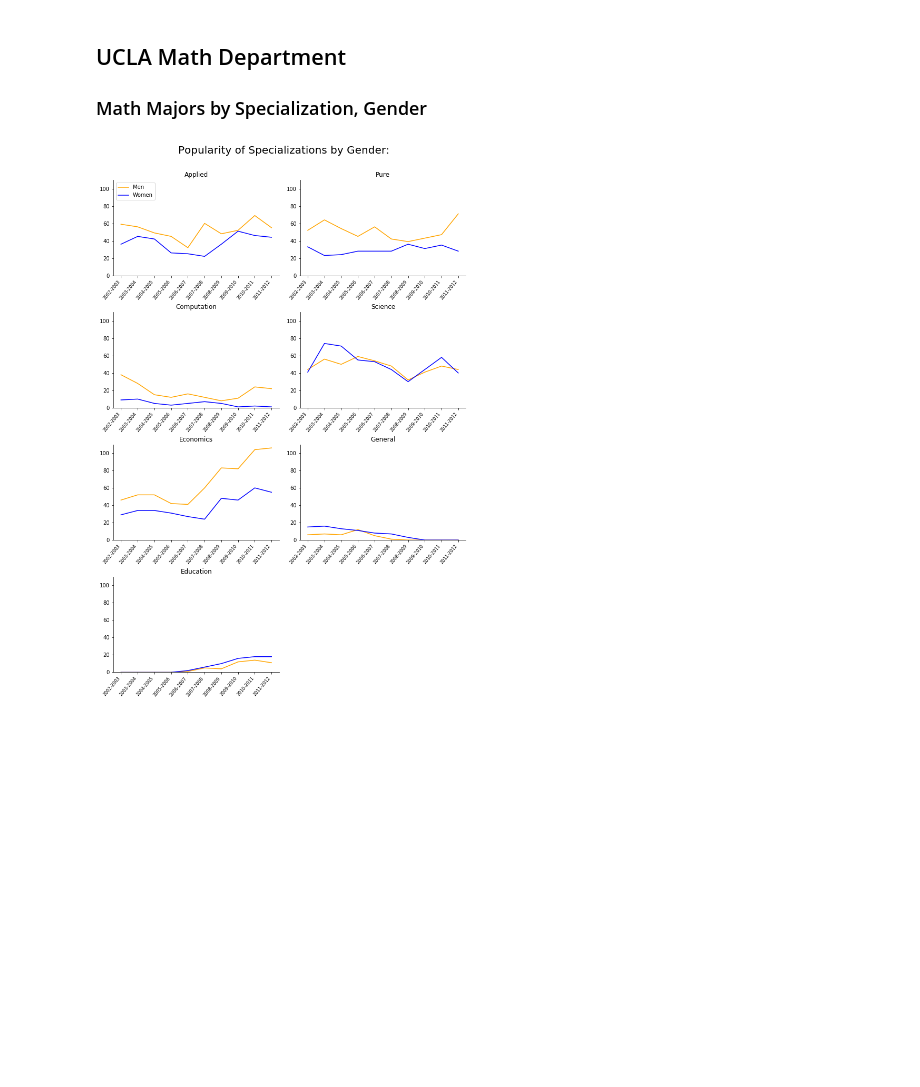
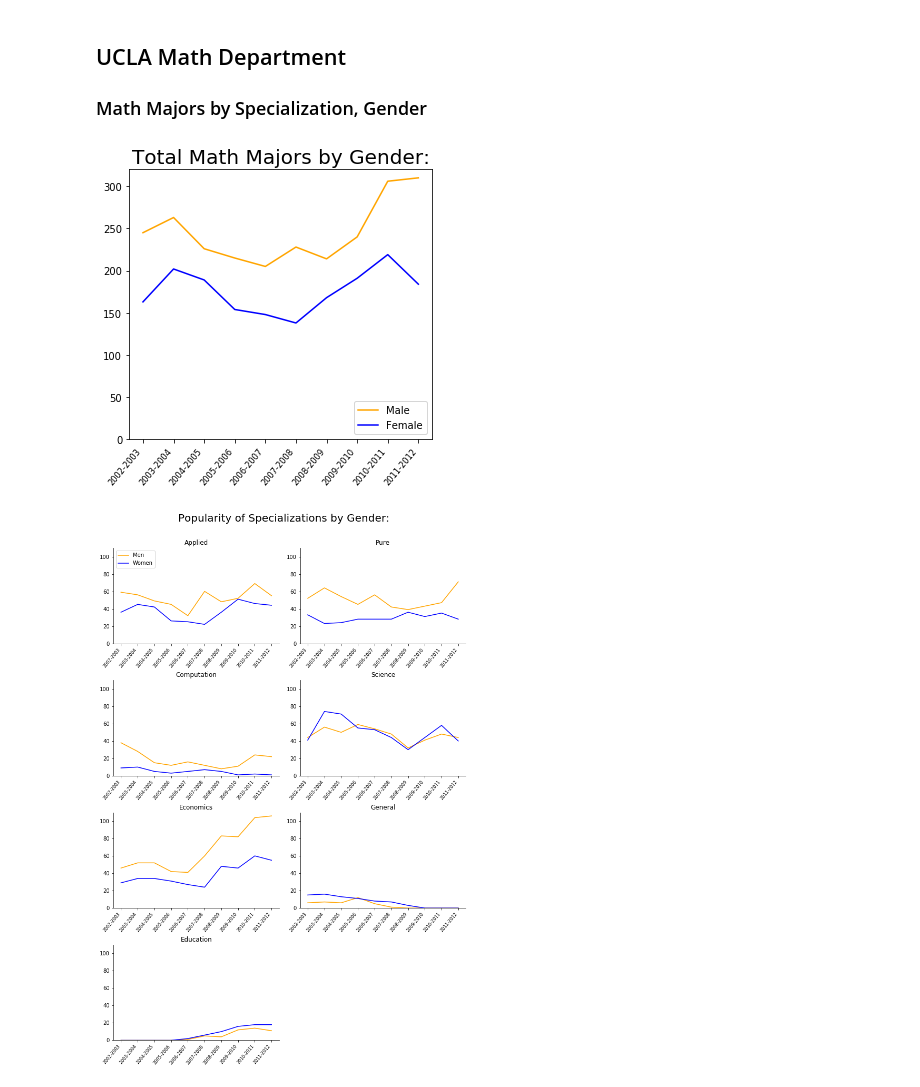
Before and after one commit to vivnlamb/DataAnalysis_UCLA_Math-Gender, a Jupyter notebook: UCLA_Math_Gender.ipynb, the cells around one changed output. Drawn from its saved outputs; the diff is of its cells as text; code cells hidden in the pictures; blank space fills up the shorter version.

Commit message:
Add files via upload
Update to correct colors in total graph

```diff
--- a/UCLA_Math_Gender.ipynb
+++ b/UCLA_Math_Gender.ipynb
@@ -190,6 +176,23 @@ special_range[14]= ['Education', male_edu , female_edu]
 # %% [markdown]
 ## UCLA Math Department
 ### Math Majors by Specialization, Gender
+# %%
+
+fig = plt.figure(figsize=(5, 5))
+
+plt.plot(x_year, tot_male, color = 'orange', label = 'Male')
+plt.plot(x_year, tot_female, color = 'blue',  label = 'Female')
+
+plt.xticks(x_year, rotation=50, ha='right', fontweight='light', fontsize='small')
+
+plt.ylim([0,320])
+
+plt.title("Total Math Majors by Gender:", size=20)
+plt.legend(loc='lower right')
+fig.tight_layout()
+plt.show()
+# %% [output]
+[figure, added]
 # %%
 
 men = []
```
Also changed, not shown: parts of 2 cells of this notebook.
